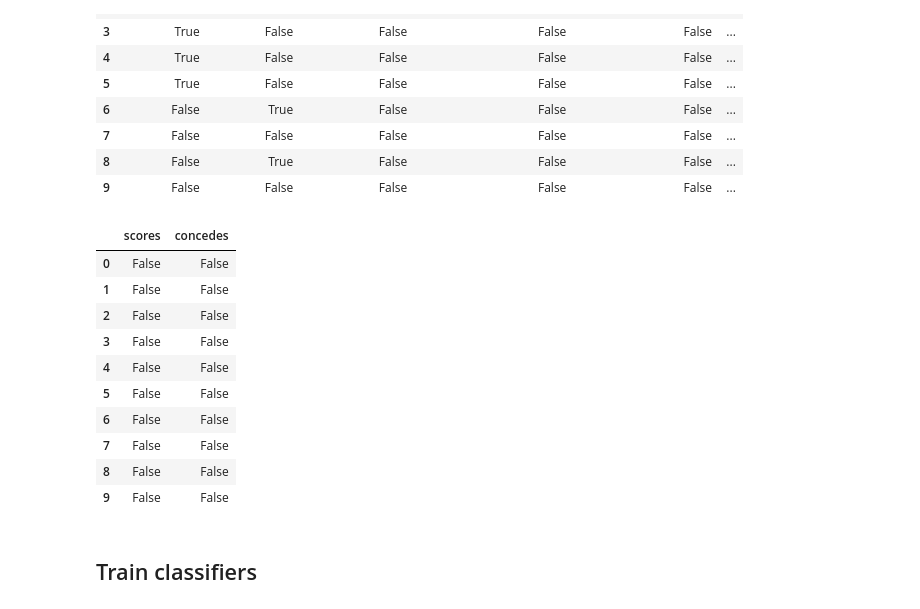
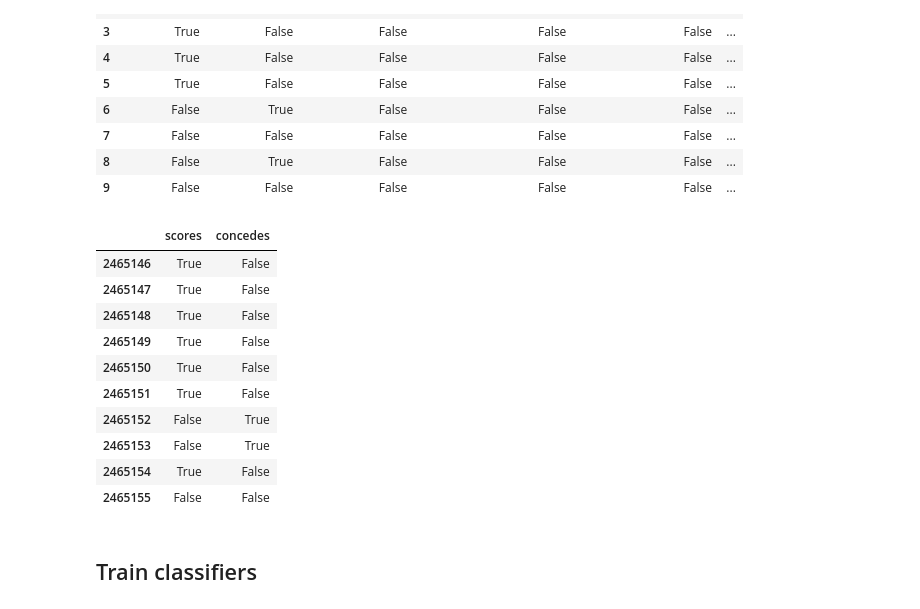
Before and after one commit to grovershreyf9t/FootballPlayerFootedness, a Jupyter notebook: code/vaep-def-passing/footedness-valuing_def_pass.ipynb, the cells around one changed output. Drawn from its saved outputs; the diff is of its cells as text; code cells hidden in the pictures.

```diff
--- a/code/vaep-def-passing/footedness-valuing_def_pass.ipynb
+++ b/code/vaep-def-passing/footedness-valuing_def_pass.ipynb
@@ -273,19 +273,19 @@ for _, game in tqdm(df_games.iterrows(), total=len(df_games)):
     dfs_labels.append(df_labels[columns_labels])
 df_labels = pd.concat(dfs_labels).reset_index(drop=True)
 # %%
-df_labels.head(10)
+df_labels.tail(10)
 # %% [output]
 |  | scores | concedes |
-| 0 | False | False |
-| 1 | False | False |
-| 2 | False | False |
-| 3 | False | False |
-| 4 | False | False |
-| 5 | False | False |
-| 6 | False | False |
-| 7 | False | False |
-| 8 | False | False |
-| 9 | False | False |
+| 2465146 | True | False |
+| 2465147 | True | False |
+| 2465148 | True | False |
+| 2465149 | True | False |
+| 2465150 | True | False |
+| 2465151 | True | False |
+| 2465152 | False | True |
+| 2465153 | False | True |
+| 2465154 | True | False |
+| 2465155 | False | False |
 # %% [markdown]
 ## Train classifiers
 # %%
```
Also changed, not shown: parts of 12 cells of this notebook, 18 other files.
